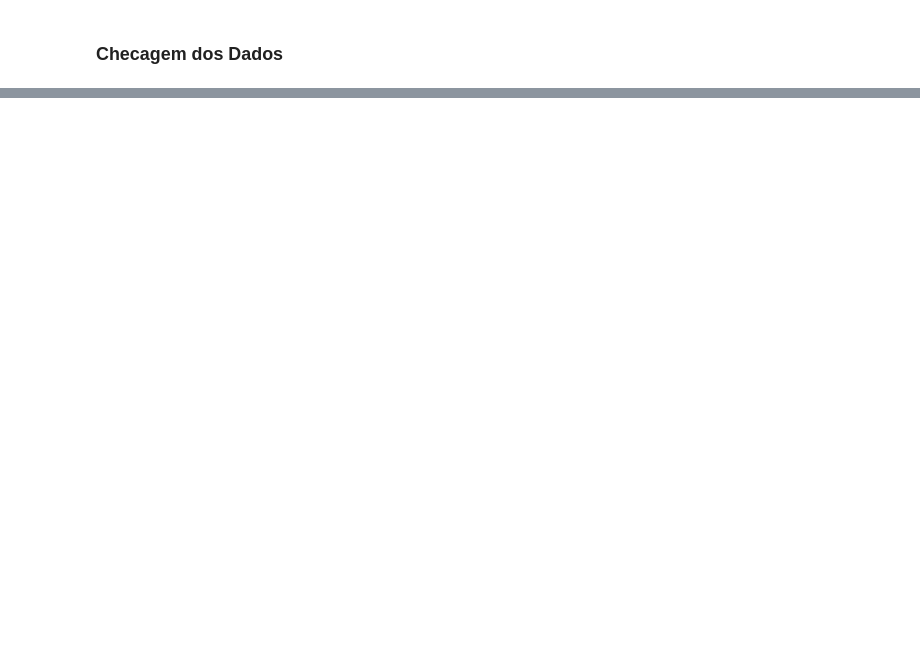
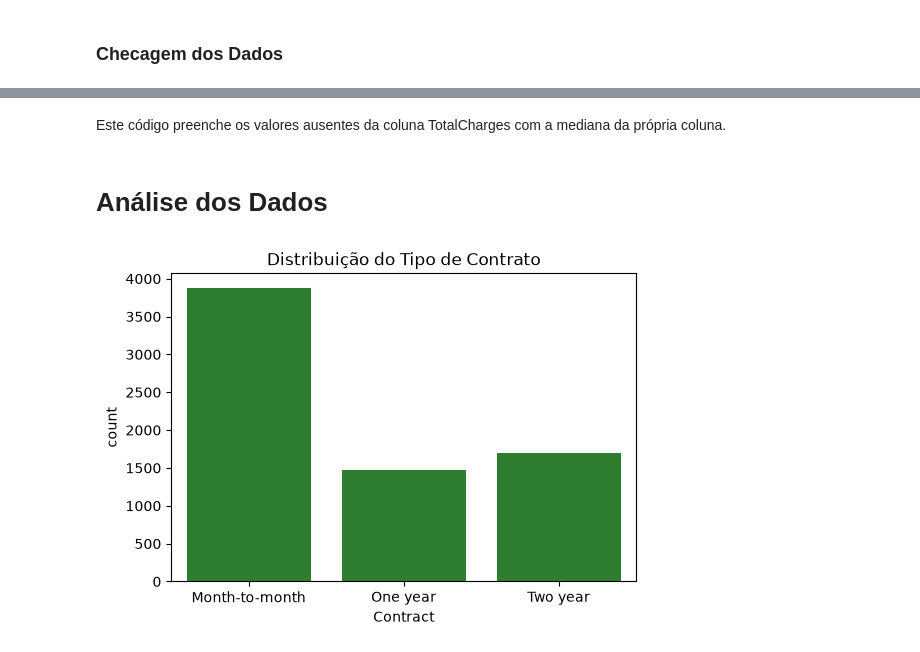
Before and after one commit to rouxstuff/churn_analysis, a Jupyter notebook: churn_analysis.ipynb, the cells around one changed output, grey strips where cells are left out. Drawn from its saved outputs; the diff is of its cells as text; code cells hidden in the pictures; blank space fills up the shorter version.

```diff
--- a/churn_analysis.ipynb
+++ b/churn_analysis.ipynb
@@ -150,0 +87,11 @@ Churn
+# %% [markdown]
+Este código preenche os valores ausentes da coluna TotalCharges com a mediana da própria coluna.
+# %% [markdown]
+# Análise dos Dados
+# %%
+plt.figure(figsize=(6,4))
+sns.countplot(data, x='Contract', color='forestgreen')
+plt.title('Distribuição do Tipo de Contrato')
+plt.show()
+# %% [output]
+[figure, added]
```
Also changed, not shown: parts of 25 cells of this notebook, 1 other file.
